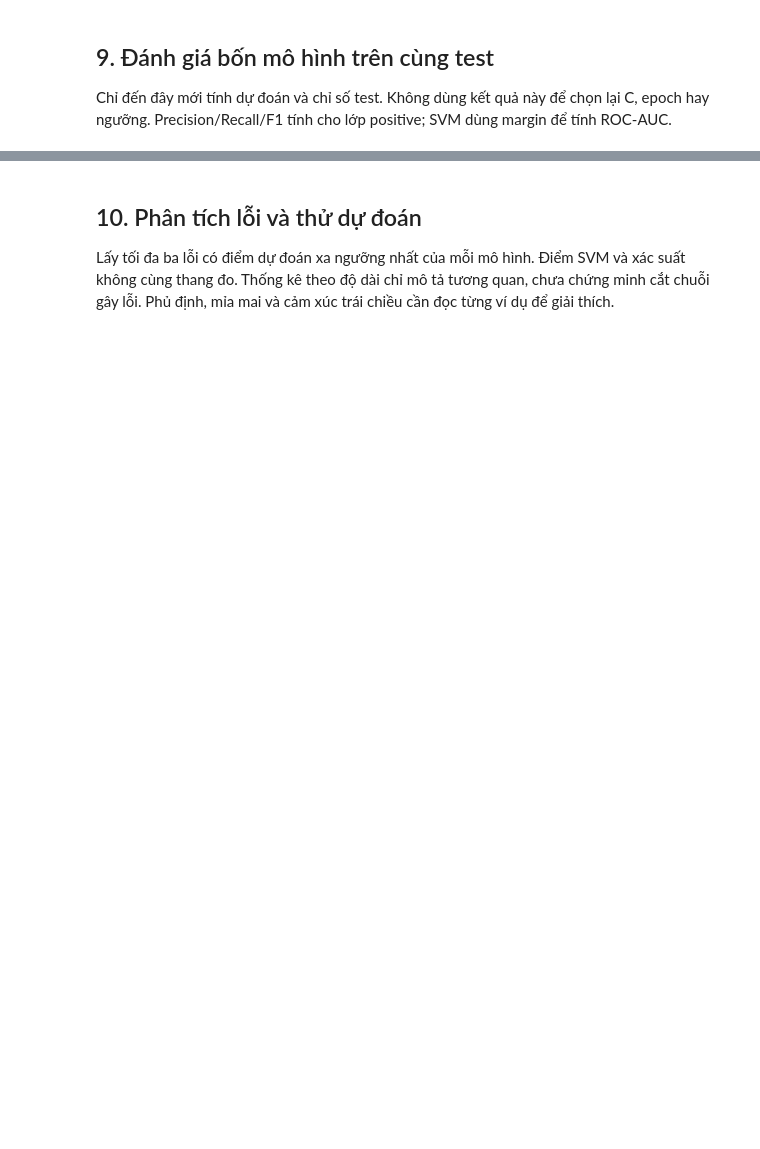
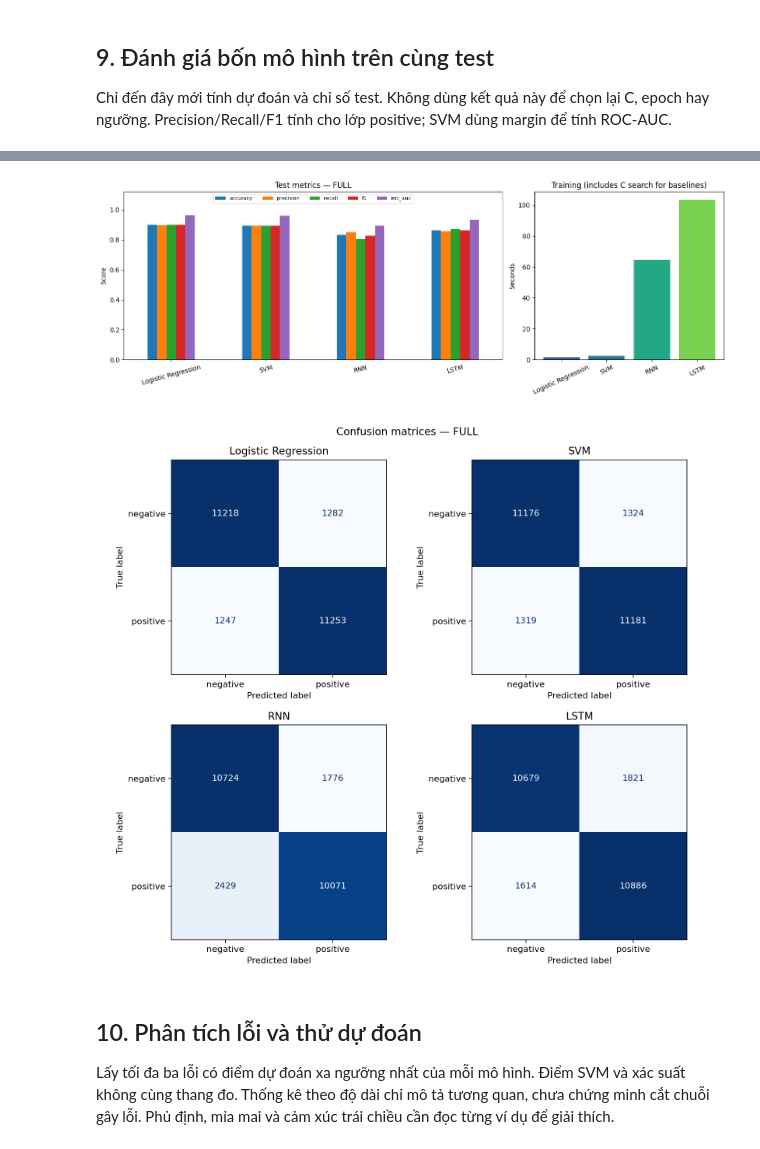
Before and after one commit to nengoiladang/Assignment_NLP_RNN_LSTM_GRU, a Jupyter notebook: IMDB_Sentiment_Analysis.ipynb, the cells around one changed output, grey strips where cells are left out. Drawn from its saved outputs; the diff is of its cells as text; code cells hidden in the pictures; blank space fills up the shorter version.

```diff
--- a/IMDB_Sentiment_Analysis.ipynb
+++ b/IMDB_Sentiment_Analysis.ipynb
@@ -521,9 +611,10 @@ fig, axes = plt.subplots(2, 2, figsize=(10, 9))
 for ax, name in zip(axes.flat, model_order):
     ConfusionMatrixDisplay.from_predictions(y_test, test_outputs[name]["predicted"],
         labels=[0, 1], display_labels=["negative", "positive"],
-        cmap="Blues", colorbar=False, ax=ax)
+        cmap="Blues", colorbar=False, values_format="d", ax=ax)
     ax.set_title(name)
 fig.suptitle(f"Confusion matrices — {RUN_MODE.upper()}")
 fig.tight_layout()
 fig.savefig(FIGURE_DIR / "confusion_matrices.png", dpi=160)
 plt.show()
+# %% [output]
@@ -530,3 +626,5 @@ plt.show()
+[figure, added]
+[figure, added]
 # %% [markdown]
 ## 10. Phân tích lỗi và thử dự đoán
 Lấy tối đa ba lỗi có điểm dự đoán xa ngưỡng nhất của mỗi mô hình. Điểm SVM và xác suất không cùng thang đo. Thống kê theo độ dài chỉ mô tả tương quan, chưa chứng minh cắt chuỗi gây lỗi. Phủ định, mỉa mai và cảm xúc trái chiều cần đọc từng ví dụ để giải thích.
```
Also changed, not shown: parts of 11 cells of this notebook, 22 other files.
